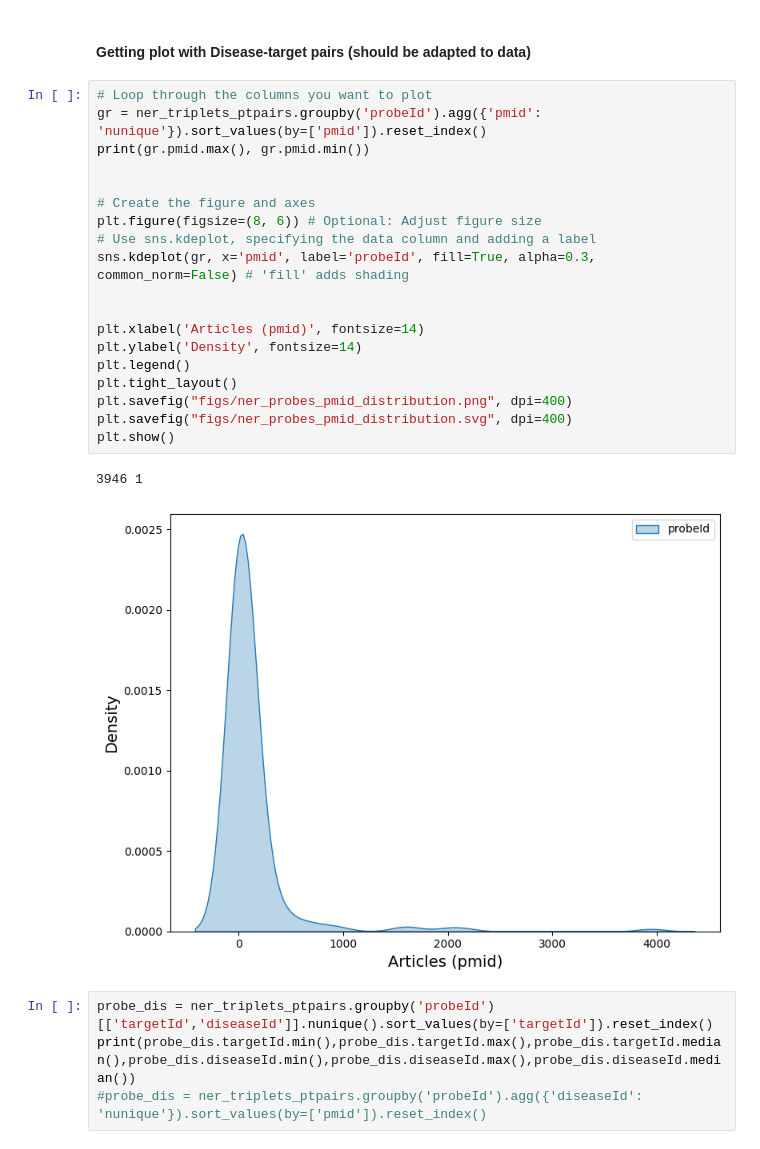
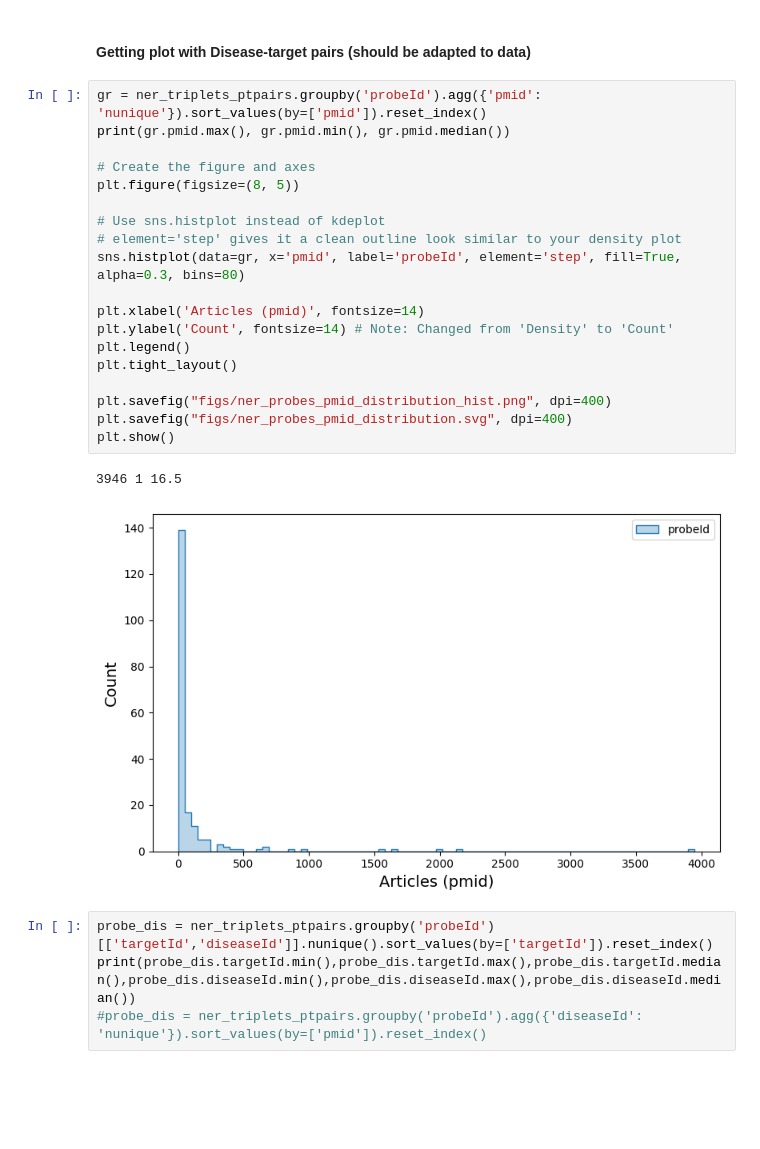
Before and after one commit to chembl/chemical_probes_lit, a Jupyter notebook: 2_probesLit/8_plotting_data.ipynb, the cells around one changed output. Cells and saved outputs as stored; diff of their text form; blank space fills up the shorter version.

```diff
--- a/2_probesLit/8_plotting_data.ipynb
+++ b/2_probesLit/8_plotting_data.ipynb
@@ -460,27 +444,27 @@ Name: Chemical probe (max phase)[sentences], dtype: object
 # %% [markdown]
 #### Getting plot with Disease-target pairs (should be adapted to data)
 # %%
-# Loop through the columns you want to plot
 gr = ner_triplets_ptpairs.groupby('probeId').agg({'pmid': 'nunique'}).sort_values(by=['pmid']).reset_index()
-print(gr.pmid.max(), gr.pmid.min())
-
+print(gr.pmid.max(), gr.pmid.min(), gr.pmid.median())
 
 # Create the figure and axes
-plt.figure(figsize=(8, 6)) # Optional: Adjust figure size
-# Use sns.kdeplot, specifying the data column and adding a label
-sns.kdeplot(gr, x='pmid', label='probeId', fill=True, alpha=0.3, common_norm=False) # 'fill' adds shading
+plt.figure(figsize=(8, 5))
 
+# Use sns.histplot instead of kdeplot
+# element='step' gives it a clean outline look similar to your density plot
+sns.histplot(data=gr, x='pmid', label='probeId', element='step', fill=True, alpha=0.3, bins=80)
 
 plt.xlabel('Articles (pmid)', fontsize=14)
-plt.ylabel('Density', fontsize=14)
+plt.ylabel('Count', fontsize=14) # Note: Changed from 'Density' to 'Count'
 plt.legend()
 plt.tight_layout()
-plt.savefig("figs/ner_probes_pmid_distribution.png", dpi=400)
+
+plt.savefig("figs/ner_probes_pmid_distribution_hist.png", dpi=400)
 plt.savefig("figs/ner_probes_pmid_distribution.svg", dpi=400)
 plt.show()
 # %% [output]
-3946 1
+3946 1 16.5
-[figure, old version]
+[figure, new version]
 # %%
 probe_dis = ner_triplets_ptpairs.groupby('probeId')[['targetId','diseaseId']].nunique().sort_values(by=['targetId']).reset_index()
 print(probe_dis.targetId.min(),probe_dis.targetId.max(),probe_dis.targetId.median(),probe_dis.diseaseId.min(),probe_dis.diseaseId.max(),probe_dis.diseaseId.median())
```
Also changed, not shown: parts of 45 cells of this notebook, 28 other files.
